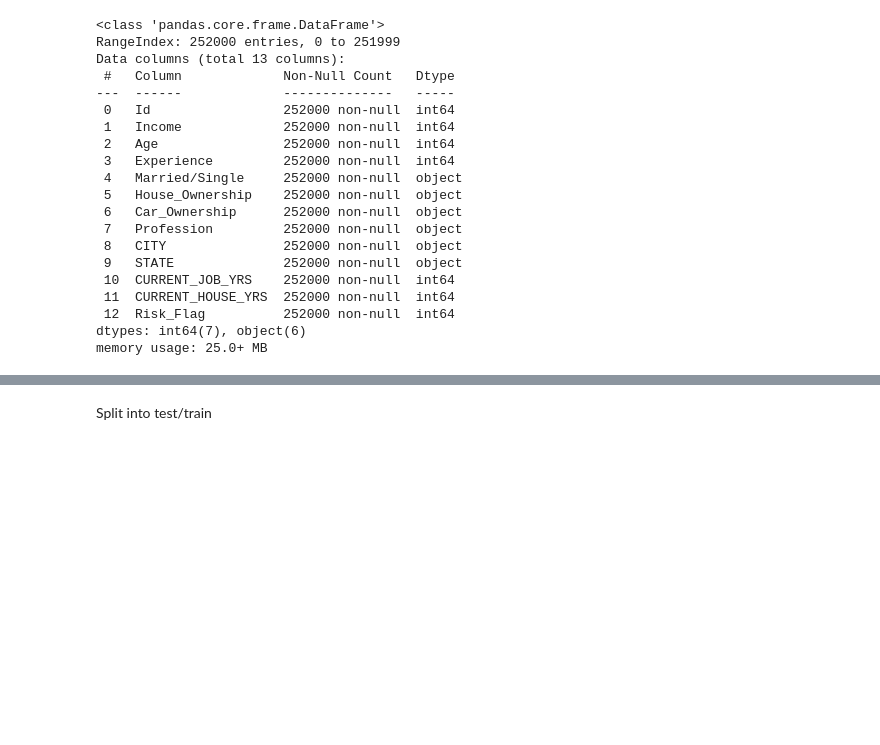
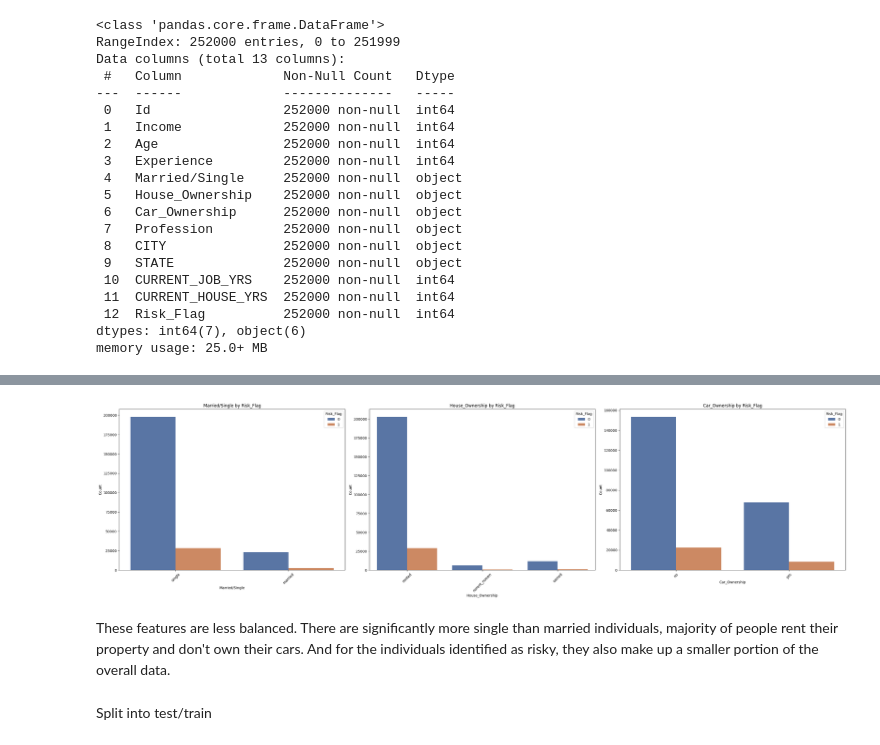
Before and after one commit to thesamarthkumar/Loan-Approval-Prediction, a Jupyter notebook: preprocessing.ipynb, the cells around one changed output, grey strips where cells are left out. Saved outputs shown, nothing was run; the diff lists cells and outputs as text; code cells hidden in the pictures; blank space fills up the shorter version.

```diff
--- a/preprocessing.ipynb
+++ b/preprocessing.ipynb
@@ -53,3 +96,26 @@ memory usage: 25.0+ MB
+# %%
+discrete_features = ['Married/Single', 'House_Ownership', 'Car_Ownership']
+
+rows = math.ceil(len(discrete_features) / 3)
+fig, axes = plt.subplots(rows, 3, figsize=(3 * 5 * 2, rows * 4 * 2))
+axes = axes.flatten()
+for i, feature in enumerate(discrete_features):
+    sns.countplot(x=feature, data=data, hue='Risk_Flag', ax=axes[i], palette='deep')
+    axes[i].set_title(f"{feature} by Risk_Flag")
+    axes[i].set_xlabel(feature)
+    axes[i].set_ylabel("Count")
+    axes[i].tick_params(axis='x', rotation=45)
+
+# Remove empty subplots.
+for j in range(i + 1, len(axes)):
+    fig.delaxes(axes[j])
+
+plt.tight_layout()
+plt.show()
+# %% [output]
+[figure, added]
+# %% [markdown]
+These features are less balanced. There are significantly more single than married individuals, majority of people rent their property and don't own their cars. And for the individuals identified as risky, they also make up a smaller portion of the overall data.
 # %% [markdown]
 Split into test/train
 # %%
```
Also changed, not shown: parts of 7 cells of this notebook.
